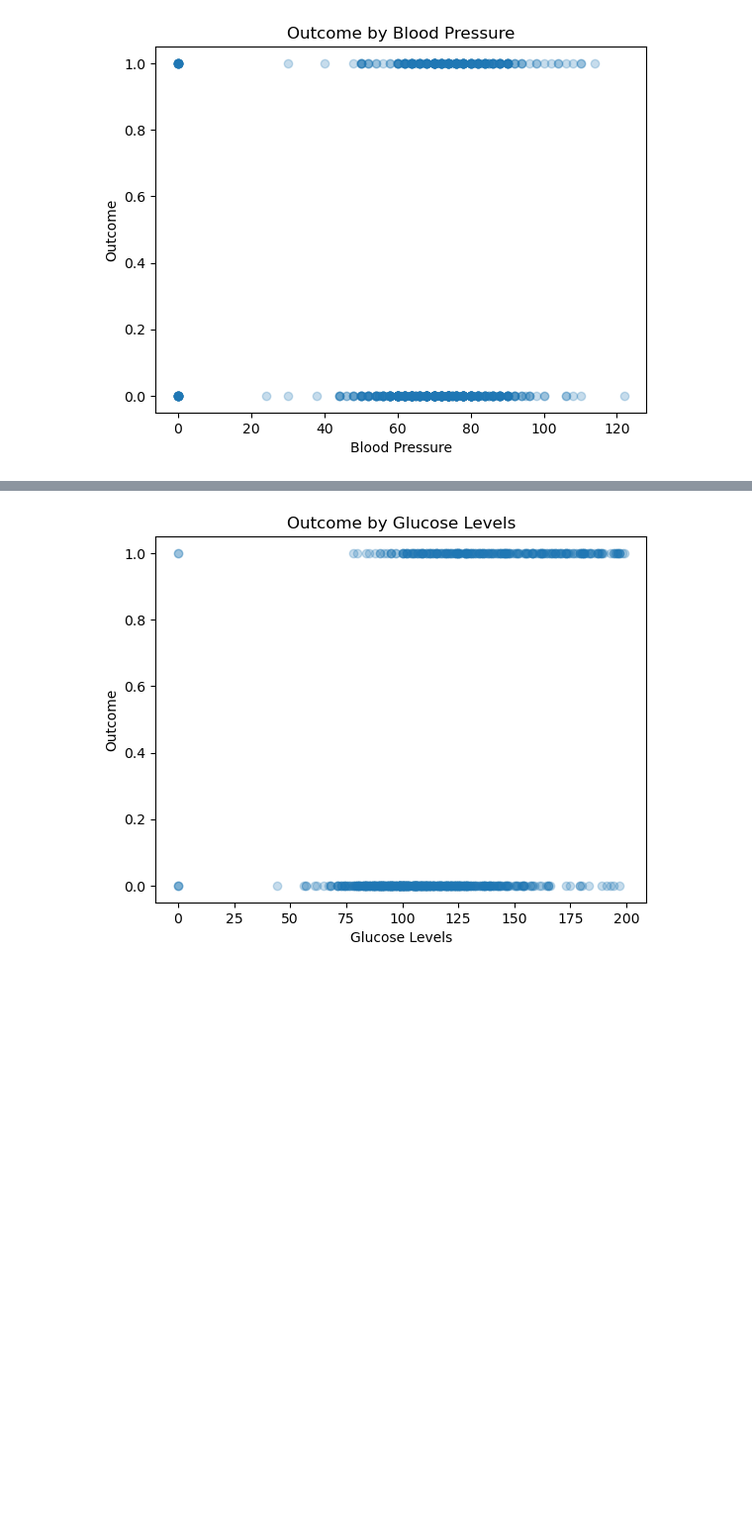
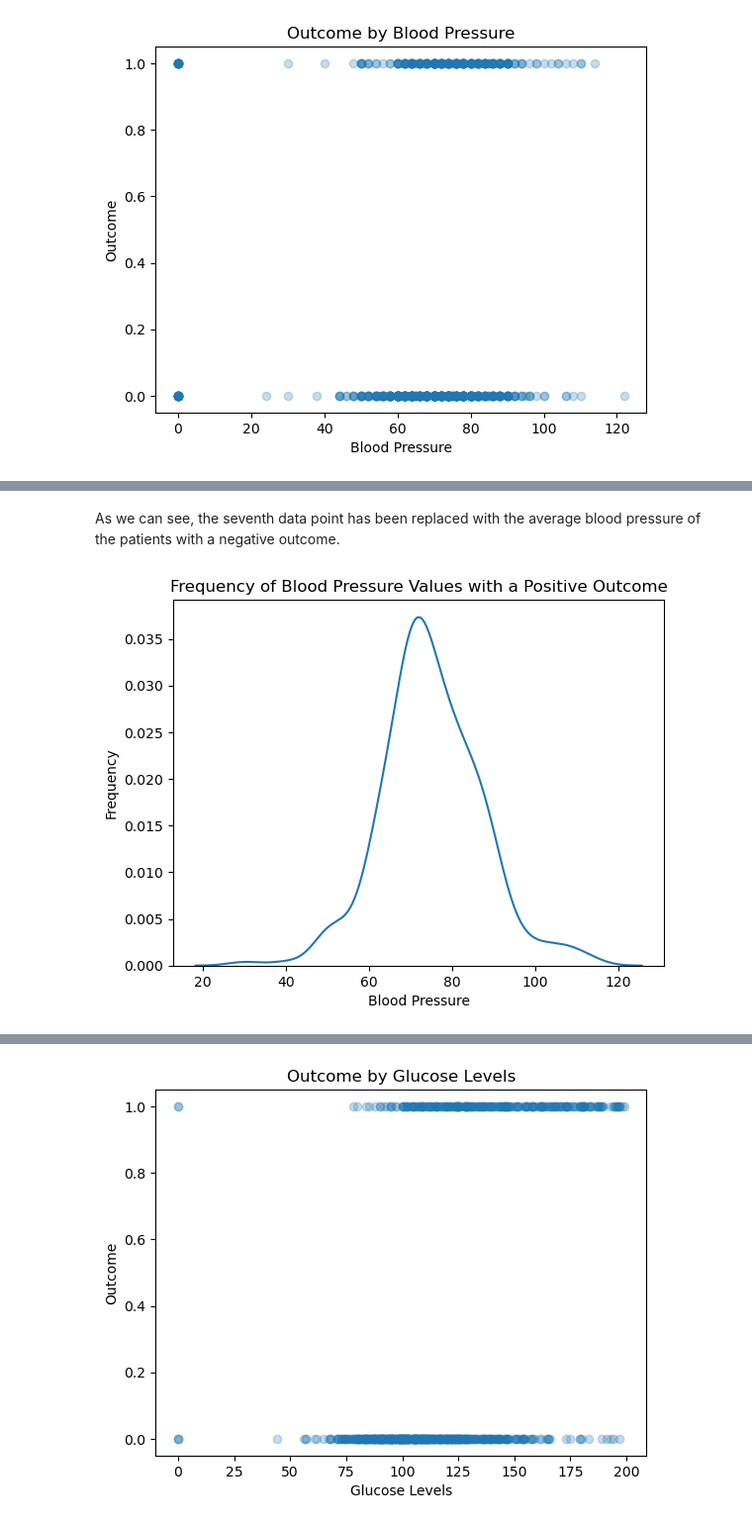
Before and after one commit to cmcghee152/Coolest-ML-Final, a Jupyter notebook: ML_Final2.ipynb, the cells around one changed output, grey strips where cells are left out. Shown at 99% size. Saved outputs shown, nothing was run; the diff lists cells and outputs as text; code cells hidden in the pictures; blank space fills up the shorter version.

```diff
--- a/ML_Final2.ipynb
+++ b/ML_Final2.ipynb
@@ -110,0 +146,7 @@ plt.show()
+# %%
+count = 0
+for x in range(len(df['BloodPressure'])):
+    if df['BloodPressure'][x] == 0:
+        count += 1
+
+print(count)
@@ -110,0 +182,6 @@ plt.show()
+# %%
+for x in range(len(df['BloodPressure'])):
+    if df['BloodPressure'][x] == 0 & df['Outcome'][x] == 1:
+        df['BloodPressure'][x] = 75.32142857142857
+    if df['BloodPressure'][x] == 0 & df['Outcome'][x] == 0:
+        df['BloodPressure'][x] = 70.87733887733887
@@ -110,0 +217,16 @@ plt.show()
+# %% [markdown]
+As we can see, the seventh data point has been replaced with the average blood pressure of the patients with a negative outcome.
+# %%
+outcome_positive = df.loc[df['Outcome'] == 1]
+outcome_negative = df.loc[df['Outcome'] == 0]
+
+density = sns.kdeplot(outcome_positive['BloodPressure'])
+
+plt.title('Frequency of Blood Pressure Values with a Positive Outcome')
+
+plt.xlabel('Blood Pressure')
+plt.ylabel('Frequency')
+
+plt.show()
+# %% [output]
+[figure, added]
```
Also changed, not shown: parts of 23 cells of this notebook.
